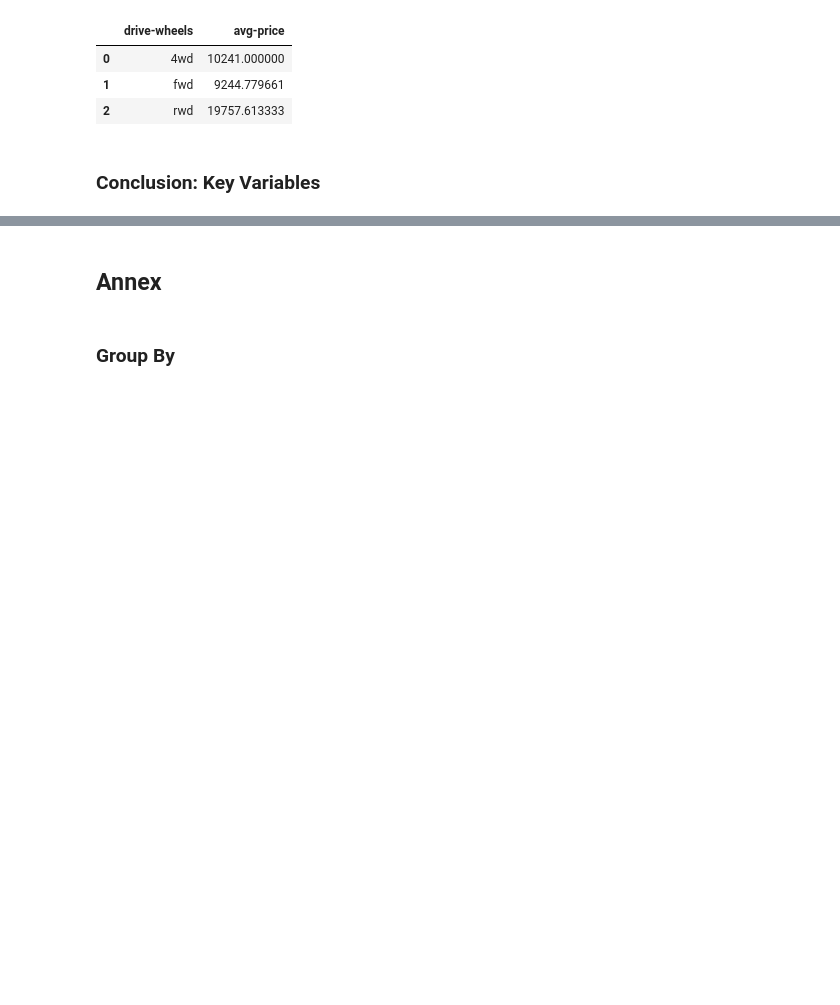
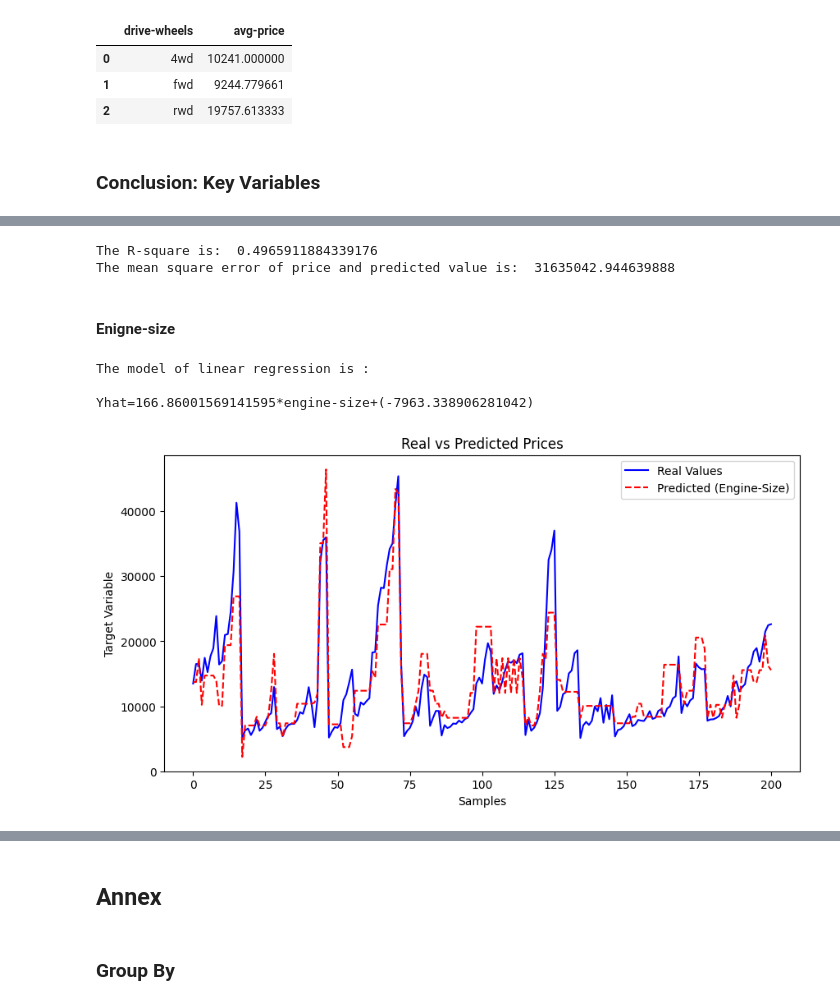
Before and after one commit to harmeris/Car_Pricing_Analysis_1985, a Jupyter notebook: car_pricing_analysis.ipynb, the cells around one changed output, grey strips where cells are left out. Saved outputs shown, nothing was run; the diff lists cells and outputs as text; code cells hidden in the pictures; blank space fills up the shorter version.

```diff
--- a/car_pricing_analysis.ipynb
+++ b/car_pricing_analysis.ipynb
@@ -649,0 +693,38 @@ As we move into building machine learning models, using variables that significa
+# %%
+r2score_hkml=lm_hkml.score(X_hkml, Y)
+mse_hkml = mean_squared_error(Y, Yhat_hkml)
+
+print('The R-square is: ', r2score_hkml)
+print('The mean square error of price and predicted value is: ', mse_hkml)
+# %% [output]
+The R-square is:  0.4965911884339176
+The mean square error of price and predicted value is:  31635042.944639888
+# %% [markdown]
+#### Enigne-size
+# %%
+lm_ez=LinearRegression()
+
+X_ez=car_db[['engine-size']]
+
+lm_ez.fit(X_ez,Y)
+
+Yhat_ez=lm_ez.predict(X_ez)
+
+print('The model of linear regression is :\n')
+print(f'Yhat={lm_ez.coef_[0][0]}*{X_ez.columns[0]}+({lm_ez.intercept_[0]})') #model
+# %% [output]
+The model of linear regression is :
+
+Yhat=166.86001569141595*engine-size+(-7963.338906281042)
+# %%
+plt.figure(figsize=(10, 5))
+plt.plot(Y.values, label='Real Values', color='blue')
+plt.plot(Yhat_ez, label='Predicted (Engine-Size)', color='red', linestyle='--')
+plt.title('Real vs Predicted Prices')
+plt.xlabel('Samples')
+plt.ylabel('Target Variable')
+plt.legend()
+plt.ylim(0,)
+plt.show()
+# %% [output]
+[figure, added]
```
Also changed, not shown: parts of 22 cells of this notebook.
